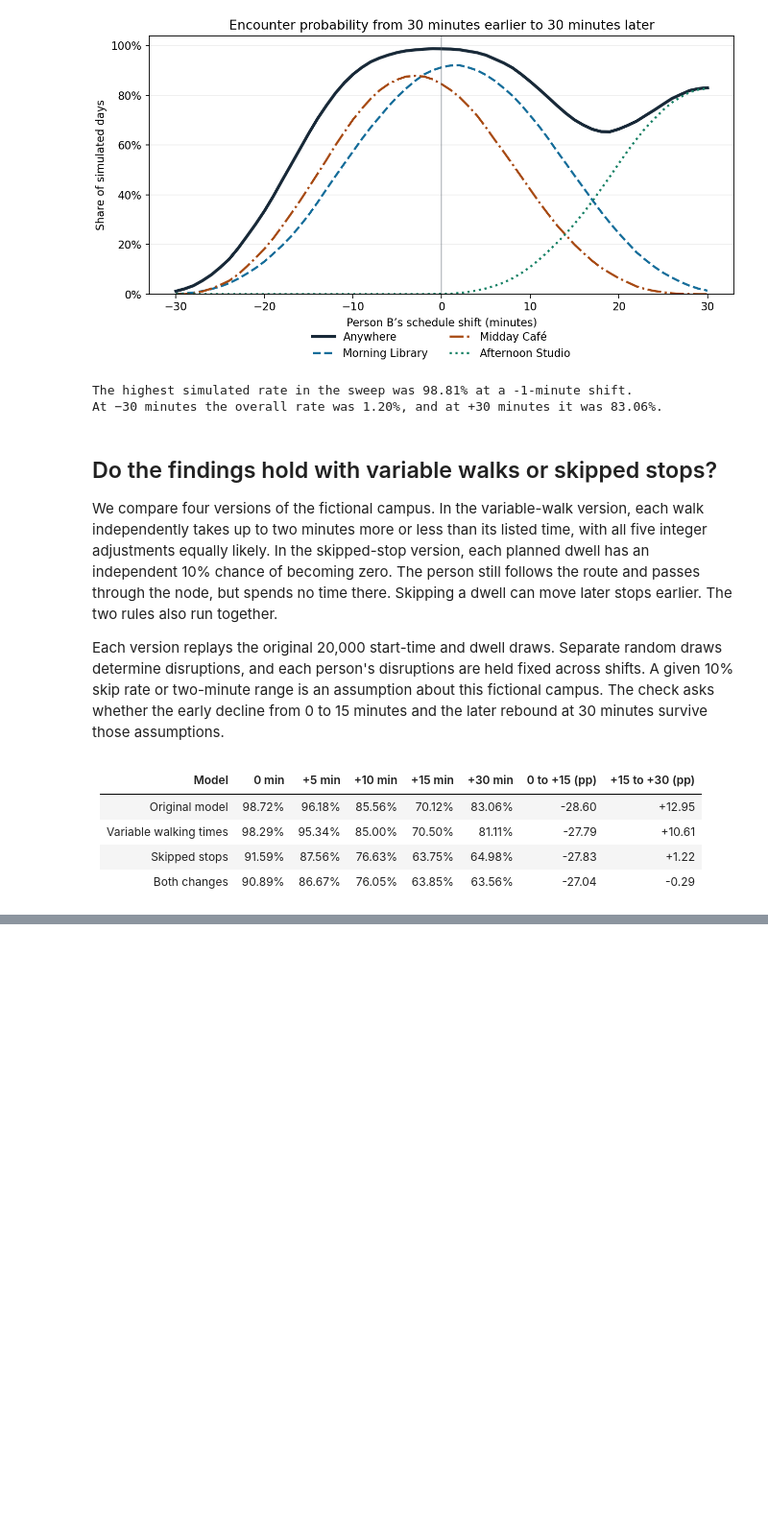
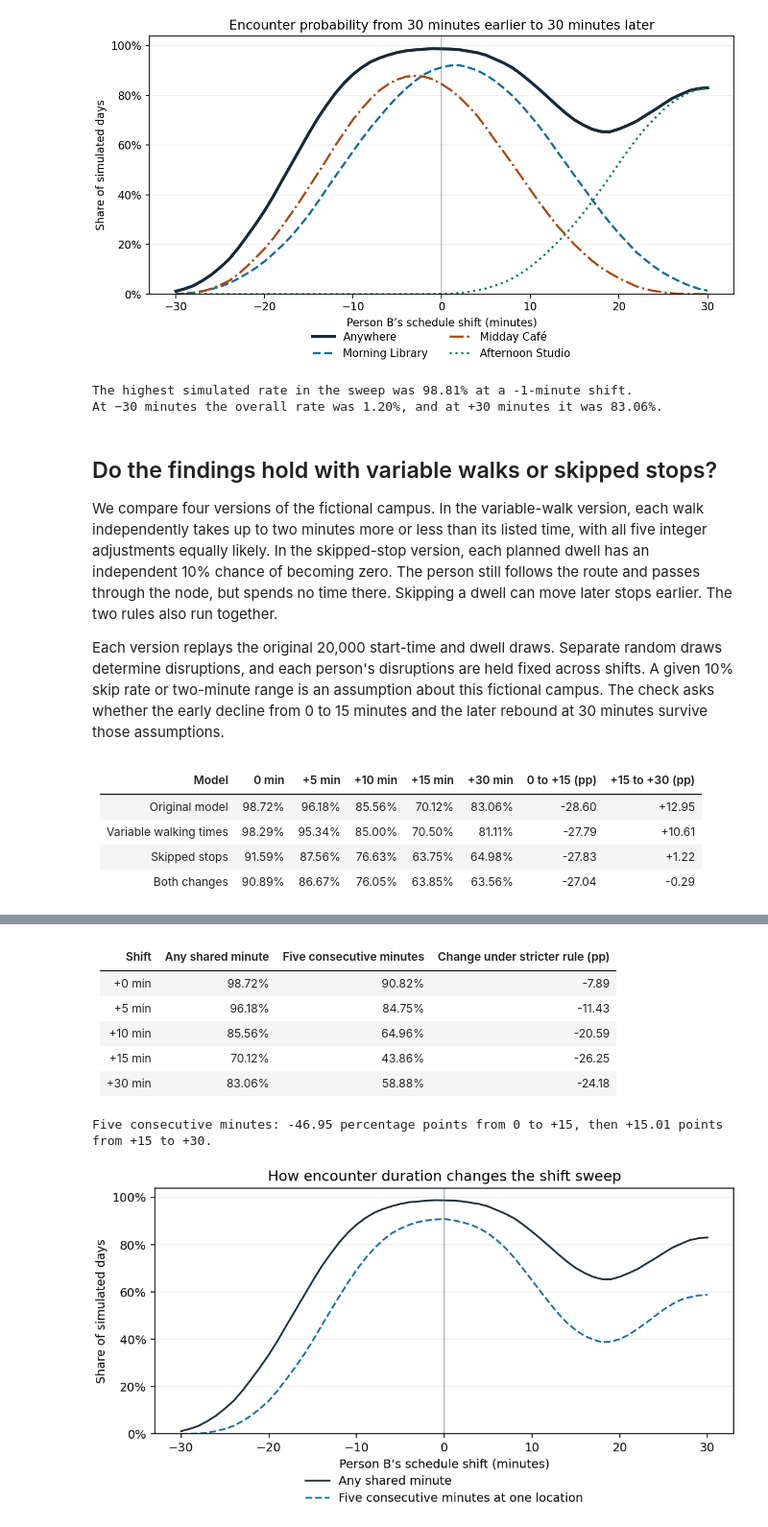
Before and after one commit to airplanethoughts/campus-encounter-simulator, a Jupyter notebook: campus_encounter_simulator.ipynb, the cells around one changed output, grey strips where cells are left out. Shown at 96% size. Cells and saved outputs as stored; diff of their text form; code cells hidden in the pictures; blank space fills up the shorter version.

Commit message:
Check five consecutive minutes of campus overlap

```diff
--- a/campus_encounter_simulator.ipynb
+++ b/campus_encounter_simulator.ipynb
@@ -56,6 +56,17 @@ def encounter_minutes(day_a, day_b, delay=0):
     b = day_b[first - delay:last - delay]
     shared = (a == b) & (a != OFF_NODE)
     return np.flatnonzero(shared) + first
+
+
+def has_five_minute_encounter(shared_minutes, day):
+    """Check for five adjacent shared slots at one location."""
+    if shared_minutes.size < 5:
+        return False
+    places = day[shared_minutes]
+    # A gap or a location change starts a new run.
+    breaks = np.flatnonzero((np.diff(shared_minutes) != 1) | (places[1:] != places[:-1])) + 1
+    run_lengths = np.diff(np.r_[0, breaks, shared_minutes.size])
+    return bool(np.any(run_lengths >= 5))
 # %% [markdown]
 ## A day you can check by hand
 
@@ -142,6 +161,8 @@ SWEEP_SERIES = [
 ]
 sweep_counts = np.zeros((1 + len(SWEEP_SERIES), len(SWEEP_SHIFTS)), dtype=int)
 
+sustained_counts = np.zeros(len(SWEEP_SHIFTS), dtype=int)
+
 for trial in range(TRIALS):
     day_a = simulate_day(ITINERARY_A, rng)
     day_b = simulate_day(ITINERARY_B, rng)
@@ -158,6 +179,7 @@ for trial in range(TRIALS):
     for column, shift in enumerate(SWEEP_SHIFTS):
         shared_minutes = encounter_minutes(day_a, day_b, shift)
         sweep_counts[0, column] += shared_minutes.size > 0
+        sustained_counts[column] += has_five_minute_encounter(shared_minutes, day_a)
         if shared_minutes.size:
             places = day_a[shared_minutes]
             for row, (_, place, first, last) in enumerate(SWEEP_SERIES, start=1):
@@ -476,0 +503,48 @@ display(Markdown("\n".join(rows)))
+# %%
+assert np.all(sustained_counts <= sweep_counts[0])
+five_total_row = thresholds.index(5)
+assert np.all(sustained_counts[original_columns] / TRIALS <= threshold_rates[five_total_row])
+
+sustained_rates = sustained_counts / TRIALS
+report_shifts = [0, 5, 10, 15, 30]
+report_columns = np.searchsorted(SWEEP_SHIFTS, report_shifts)
+rows = [
+    "| Shift | Any shared minute | Five consecutive minutes | Change under stricter rule (pp) |",
+    "| ---: | ---: | ---: | ---: |",
+]
+for shift, column in zip(report_shifts, report_columns):
+    difference = 100 * (sustained_counts[column] - sweep_counts[0, column]) / TRIALS
+    rows.append(f"| {shift:+d} min | {sweep_rates[0, column]:.2%} | "
+                f"{sustained_rates[column]:.2%} | {difference:+.2f} |")
+display(Markdown("\n".join(rows)))
+
+baseline, _, _, plus_15, plus_30 = report_columns
+initial_change = 100 * (sustained_counts[plus_15] - sustained_counts[baseline]) / TRIALS
+late_change = 100 * (sustained_counts[plus_30] - sustained_counts[plus_15]) / TRIALS
+print(f"Five consecutive minutes: {initial_change:+.2f} percentage points from 0 to +15, "
+      f"then {late_change:+.2f} points from +15 to +30.")
+
+fig = Figure(figsize=(7.5, 4), layout="constrained")
+ax = fig.subplots()
+ax.plot(SWEEP_SHIFTS, sweep_rates[0], color="#182938", label="Any shared minute")
+ax.plot(SWEEP_SHIFTS, sustained_rates, color="#156d9a", linestyle="--",
+        label="Five consecutive minutes at one location")
+ax.axvline(0, color="#5e6872", linewidth=1, alpha=0.5)
+ax.set(xlabel="Person B’s schedule shift (minutes)", ylabel="Share of simulated days",
+       title="How encounter duration changes the shift sweep", ylim=(0, 1.04))
+ax.yaxis.set_major_formatter(PercentFormatter(1))
+ax.grid(axis="y", alpha=0.22)
+ax.legend(frameon=False, loc="lower center", bbox_to_anchor=(0.5, -0.33))
+duration_png = BytesIO()
+fig.savefig(duration_png, format="png", dpi=140)
+display(Image(data=duration_png.getvalue()))
+# %% [output]
+| Shift | Any shared minute | Five consecutive minutes | Change under stricter rule (pp) |
+| ---: | ---: | ---: | ---: |
+| +0 min | 98.72% | 90.82% | -7.89 |
+| +5 min | 96.18% | 84.75% | -11.43 |
+| +10 min | 85.56% | 64.96% | -20.59 |
+| +15 min | 70.12% | 43.86% | -26.25 |
+| +30 min | 83.06% | 58.88% | -24.18 |
+Five consecutive minutes: -46.95 percentage points from 0 to +15, then +15.01 points from +15 to +30.
+[figure, added]
```
Also changed, not shown: parts of 2 cells of this notebook, 1 other file.
